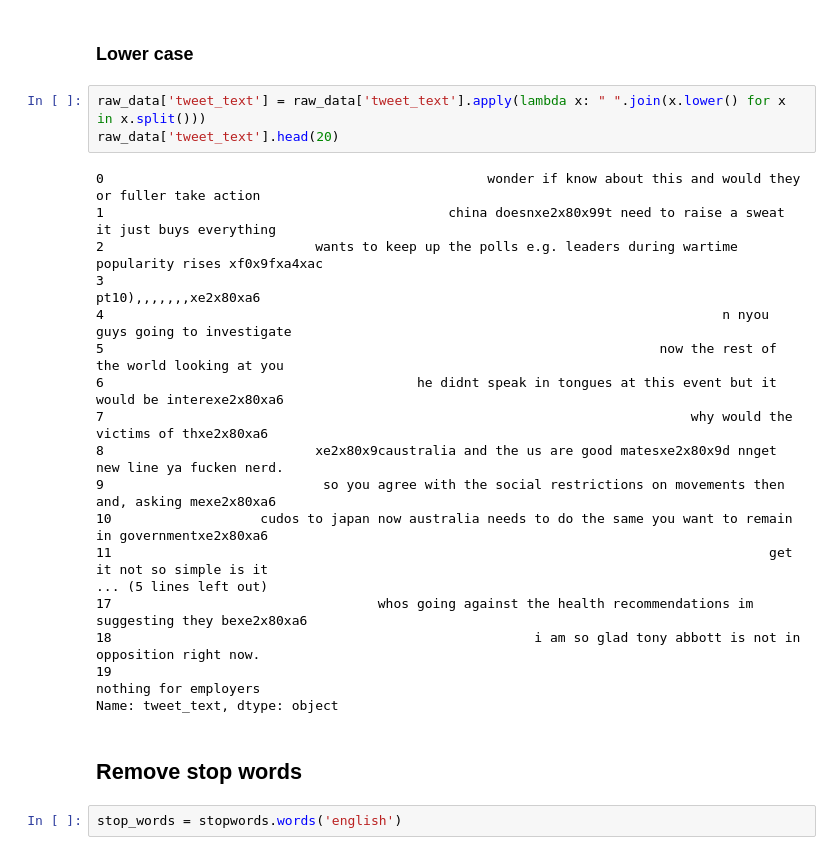
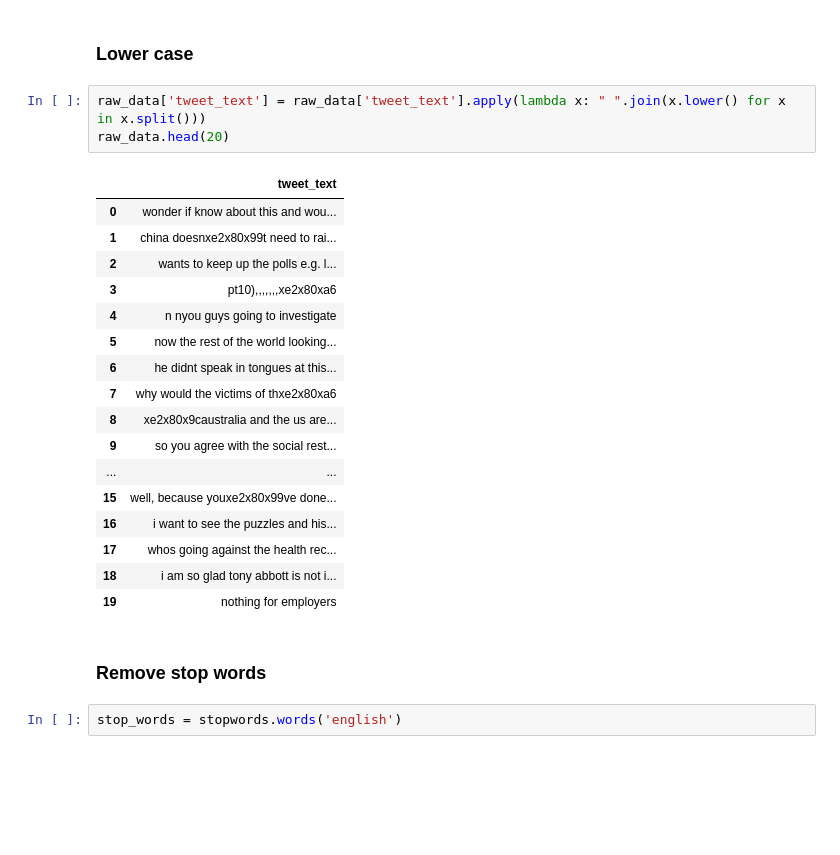
Before and after one commit to hasitha-ranasinghe/twitter-data-analysis-scottmorrison, a Jupyter notebook: src/data_preprocess.ipynb, the cells around one changed output. Saved outputs shown, nothing was run; the diff lists cells and outputs as text; blank space fills up the shorter version.

Commit message:
data analysis done
preprocess done
analysis done

```diff
--- a/src/data_preprocess.ipynb
+++ b/src/data_preprocess.ipynb
@@ -110,27 +112,27 @@ raw_data.head(20)
 ### Lower case
 # %%
 raw_data['tweet_text'] = raw_data['tweet_text'].apply(lambda x: " ".join(x.lower() for x in x.split()))
-raw_data['tweet_text'].head(20)
+raw_data.head(20)
 # %% [output]
-0                                                 wonder if know about this and would they or fuller take action
-1                                            china doesnxe2x80x99t need to raise a sweat it just buys everything
-2                           wants to keep up the polls e.g. leaders during wartime popularity rises xf0x9fxa4xac
-3                                                                                          pt10),,,,,,,xe2x80xa6
-4                                                                               n nyou guys going to investigate
-5                                                                       now the rest of the world looking at you
-6                                        he didnt speak in tongues at this event but it would be interexe2x80xa6
-7                                                                           why would the victims of thxe2x80xa6
-8                           xe2x80x9caustralia and the us are good matesxe2x80x9d nnget new line ya fucken nerd.
-9                            so you agree with the social restrictions on movements then and, asking mexe2x80xa6
-10                   cudos to japan now australia needs to do the same you want to remain in governmentxe2x80xa6
-11                                                                                    get it not so simple is it
-... (5 lines left out)
-17                                  whos going against the health recommendations im suggesting they bexe2x80xa6
-18                                                      i am so glad tony abbott is not in opposition right now.
-19                                                                                         nothing for employers
-Name: tweet_text, dtype: object
+|  | tweet_text |
+| 0 | wonder if know about this and wou... |
+| 1 | china doesnxe2x80x99t need to rai... |
+| 2 | wants to keep up the polls e.g. l... |
+| 3 | pt10),,,,,,,xe2x80xa6 |
+| 4 | n nyou guys going to investigate |
+| 5 | now the rest of the world looking... |
+| 6 | he didnt speak in tongues at this... |
+| 7 | why would the victims of thxe2x80xa6 |
+| 8 | xe2x80x9caustralia and the us are... |
+| 9 | so you agree with the social rest... |
+| ... | ... |
+| 15 | well, because youxe2x80x99ve done... |
+| 16 | i want to see the puzzles and his... |
+| 17 | whos going against the health rec... |
+| 18 | i am so glad tony abbott is not i... |
+| 19 | nothing for employers |
 # %% [markdown]
-## Remove stop words
+### Remove stop words
 # %%
 stop_words = stopwords.words('english')
 # %%
```
Also changed, not shown: parts of 42 cells of this notebook, 2 other files.
